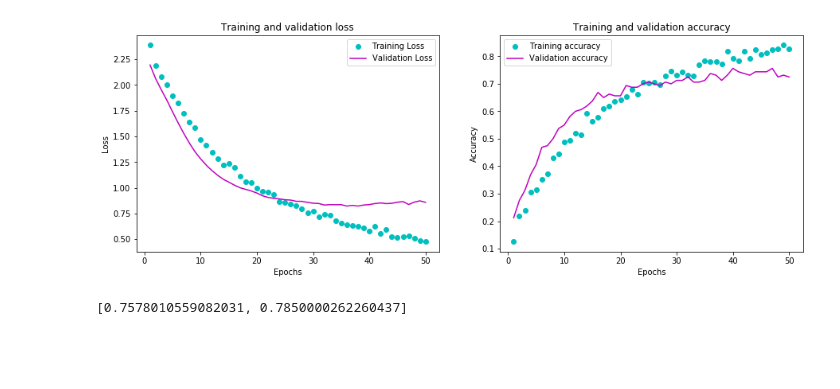
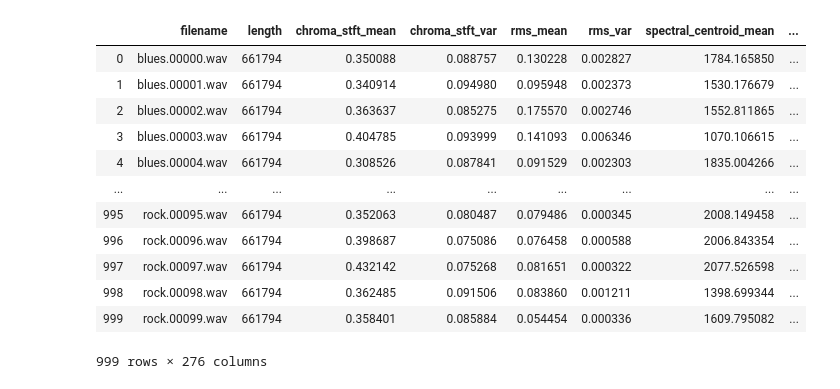
Before and after one commit to Hussnain47/Music-Genre-Classification, a Jupyter notebook: Untitled.ipynb, the cells around one changed output. Cells and saved outputs as stored; diff of their text form; code cells hidden in the pictures; blank space fills up the shorter version.

Commit message:
Created and Trained the model

```diff
--- a/Untitled.ipynb
+++ b/Untitled.ipynb
@@ -128,0 +34,2 @@ df = pd.read_csv("./Data/features_30_sec.csv")
+# %%
+res = np.array(res)
@@ -128,0 +56,5 @@ df = pd.read_csv("./Data/features_30_sec.csv")
+# %%
+df_mfccs = {}
+for i in range(128):
+    df_mfccs['mfcc'+str(i+1)+'_mean'] = res[:,i,0]
+    df_mfccs['mfcc'+str(i+1)+'_var'] = res[:,i,1]
@@ -129,3 +65,6 @@ df = pd.read_csv("./Data/features_30_sec.csv")
+# %%
+for key in df_mfccs.keys():
+    df[key] = df_mfccs[key]
 # %%
 df.head()
 # %% [output]
@@ -197,28 +78,4 @@ Epoch 50/50
-# %%
-#Adapted from Deep Learning with Python by Francois Chollet, 2018
-history_dict=history.history
-loss_values=history_dict['loss']
-acc_values=history_dict['acc']
-val_loss_values = history_dict['val_loss']
-val_acc_values=history_dict['val_acc']
-epochs=range(1,51)
-fig,(ax1,ax2)=plt.subplots(1,2,figsize=(15,5))
-ax1.plot(epochs,loss_values,'co',label='Training Loss')
-ax1.plot(epochs,val_loss_values,'m', label='Validation Loss')
-ax1.set_title('Training and validation loss')
-ax1.set_xlabel('Epochs')
-ax1.set_ylabel('Loss')
-ax1.legend()
-ax2.plot(epochs,acc_values,'co', label='Training accuracy')
-ax2.plot(epochs,val_acc_values,'m',label='Validation accuracy')
-ax2.set_title('Training and validation accuracy')
-ax2.set_xlabel('Epochs')
-ax2.set_ylabel('Accuracy')
-ax2.legend()
-plt.show()
-# %% [output]
-[figure, removed]
-# %%
-model.evaluate(X_test,Y_test,batch_size=32)
-# %% [output]
-[0.7578010559082031, 0.7850000262260437]
+# %%
+cols = list(df.columns.values) #Make a list of all of the columns in the df
+cols.pop(cols.index('label')) #Remove x from list
+df = df[cols+['label']] #Create new dataframe with columns in the order you want
@@ -224,0 +84,16 @@ model.evaluate(X_test,Y_test,batch_size=32)
+# %%
+df
+# %% [output]
+|  | filename | length | chroma_stft_mean | chroma_stft_var | rms_mean | rms_var | spectral_centroid_mean | ... |
+| 0 | blues.00000.wav | 661794 | 0.350088 | 0.088757 | 0.130228 | 0.002827 | 1784.165850 | ... |
+| 1 | blues.00001.wav | 661794 | 0.340914 | 0.094980 | 0.095948 | 0.002373 | 1530.176679 | ... |
+| 2 | blues.00002.wav | 661794 | 0.363637 | 0.085275 | 0.175570 | 0.002746 | 1552.811865 | ... |
+| 3 | blues.00003.wav | 661794 | 0.404785 | 0.093999 | 0.141093 | 0.006346 | 1070.106615 | ... |
+| 4 | blues.00004.wav | 661794 | 0.308526 | 0.087841 | 0.091529 | 0.002303 | 1835.004266 | ... |
+| ... | ... | ... | ... | ... | ... | ... | ... | ... |
+| 995 | rock.00095.wav | 661794 | 0.352063 | 0.080487 | 0.079486 | 0.000345 | 2008.149458 | ... |
+| 996 | rock.00096.wav | 661794 | 0.398687 | 0.075086 | 0.076458 | 0.000588 | 2006.843354 | ... |
+| 997 | rock.00097.wav | 661794 | 0.432142 | 0.075268 | 0.081651 | 0.000322 | 2077.526598 | ... |
+| 998 | rock.00098.wav | 661794 | 0.362485 | 0.091506 | 0.083860 | 0.001211 | 1398.699344 | ... |
+| 999 | rock.00099.wav | 661794 | 0.358401 | 0.085884 | 0.054454 | 0.000336 | 1609.795082 | ... |
+999 rows × 276 columns
```
Also changed, not shown: parts of 35 cells of this notebook, 10 other files.
